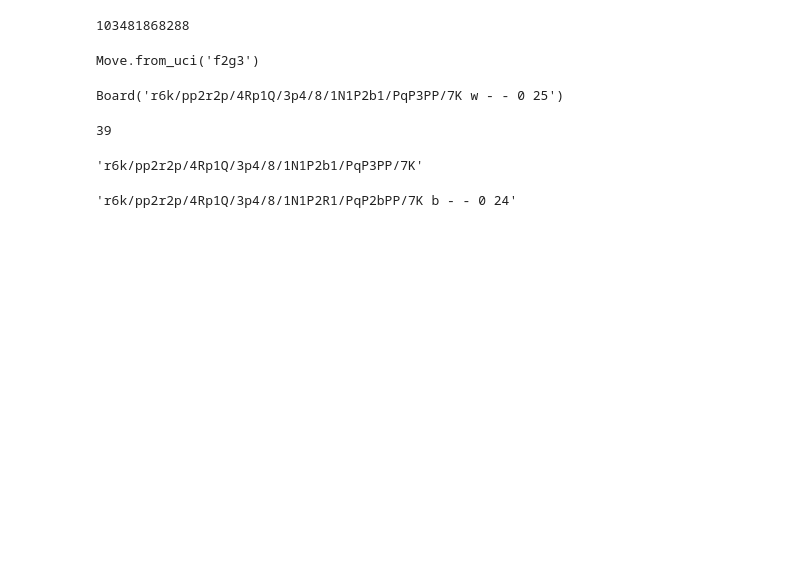
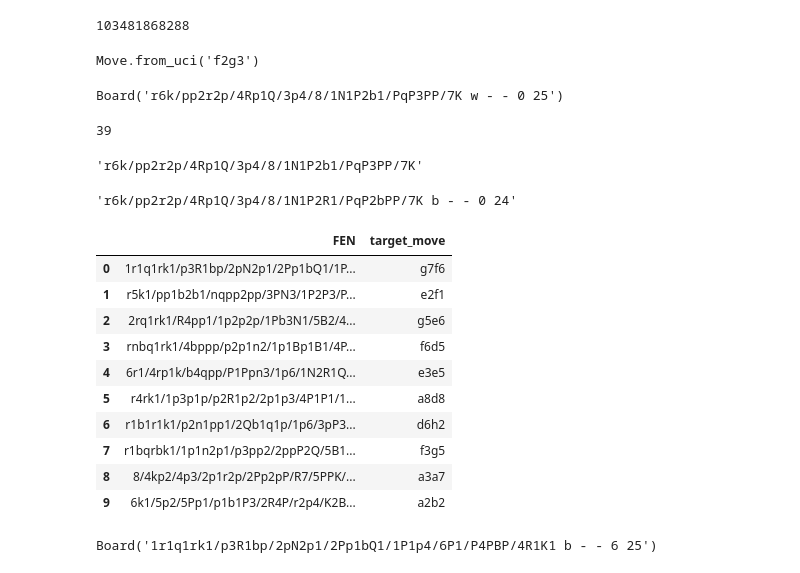
Before and after one commit to UpGoerFive/Chess-Engine-Capstone, a Jupyter notebook: eda.ipynb, the cells around one changed output. Cells and saved outputs as stored; diff of their text form; code cells hidden in the pictures; blank space fills up the shorter version.

```diff
--- a/eda.ipynb
+++ b/eda.ipynb
@@ -72,3 +93,11 @@ board.board_fen()
 data.FEN[0]
 # %% [output]
 'r6k/pp2r2p/4Rp1Q/3p4/8/1N1P2R1/PqP2bPP/7K b - - 0 24'
+# %%
+from fenpreprocessing import possible_moves, make_converted_file
+
+temp_df = pd.read_csv('fens/train.csv', nrows=1000)
+# temp_df.to_csv('toy_file.csv', index=False)
+
+tester = temp_df.apply(possible_moves, axis=1)
+kludge_df = pd.concat(tester.values, ignore_index=True)
@@ -74,0 +108,14 @@ data.FEN[0]
+# %%
+temp_df
+# %% [output]
+|  | FEN | target_move |
+| 0 | 1r1q1rk1/p3R1bp/2pN2p1/2Pp1bQ1/1P... | g7f6 |
+| 1 | r5k1/pp1b2b1/nqpp2pp/3PN3/1P2P3/P... | e2f1 |
+| 2 | 2rq1rk1/R4pp1/1p2p2p/1Pb3N1/5B2/4... | g5e6 |
+| 3 | rnbq1rk1/4bppp/p2p1n2/1p1Bp1B1/4P... | f6d5 |
+| 4 | 6r1/4rp1k/b4qpp/P1Ppn3/1p6/1N2R1Q... | e3e5 |
+| 5 | r4rk1/1p3p1p/p2R1p2/2p1p3/4P1P1/1... | a8d8 |
+| 6 | r1b1r1k1/p2n1pp1/2Qb1q1p/1p6/3pP3... | d6h2 |
+| 7 | r1bqrbk1/1p1n2p1/p3pp2/2ppP2Q/5B1... | f3g5 |
+| 8 | 8/4kp2/4p3/2p1r2p/2Pp2pP/R7/5PPK/... | a3a7 |
+| 9 | 6k1/5p2/5Pp1/p1b1P3/2R4P/r2p4/K2B... | a2b2 |
@@ -74,0 +124,4 @@ data.FEN[0]
+# %%
+test_board
+# %% [output]
+Board('1r1q1rk1/p3R1bp/2pN2p1/2Pp1bQ1/1P1p4/6P1/P4PBP/4R1K1 b - - 6 25')
```
Also changed, not shown: parts of 5 cells of this notebook, 4 other files.
